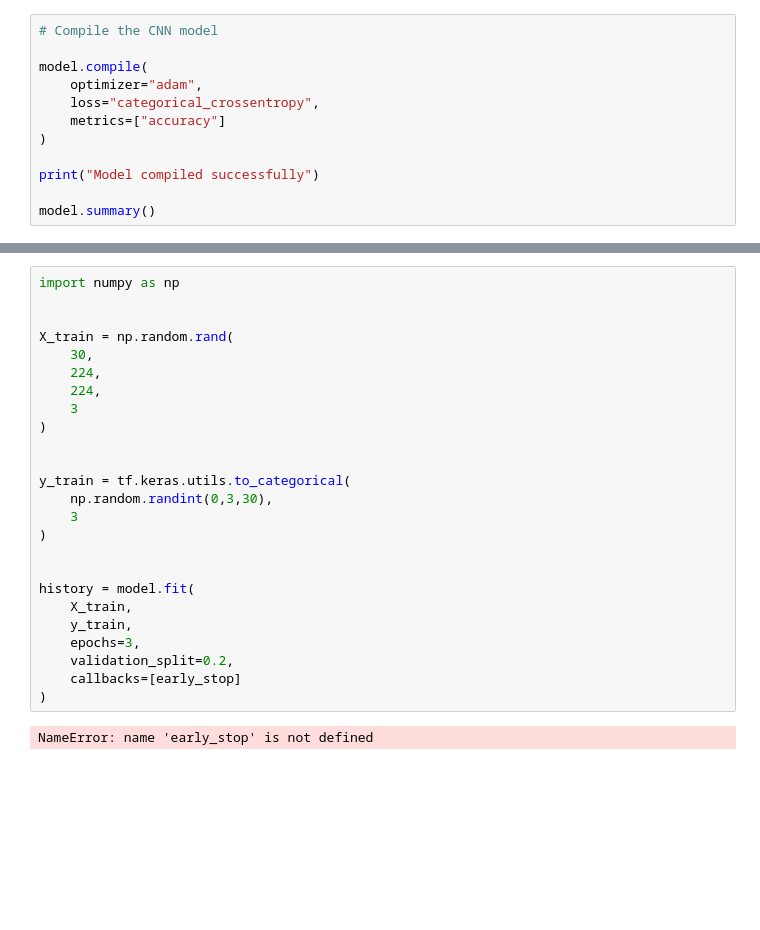
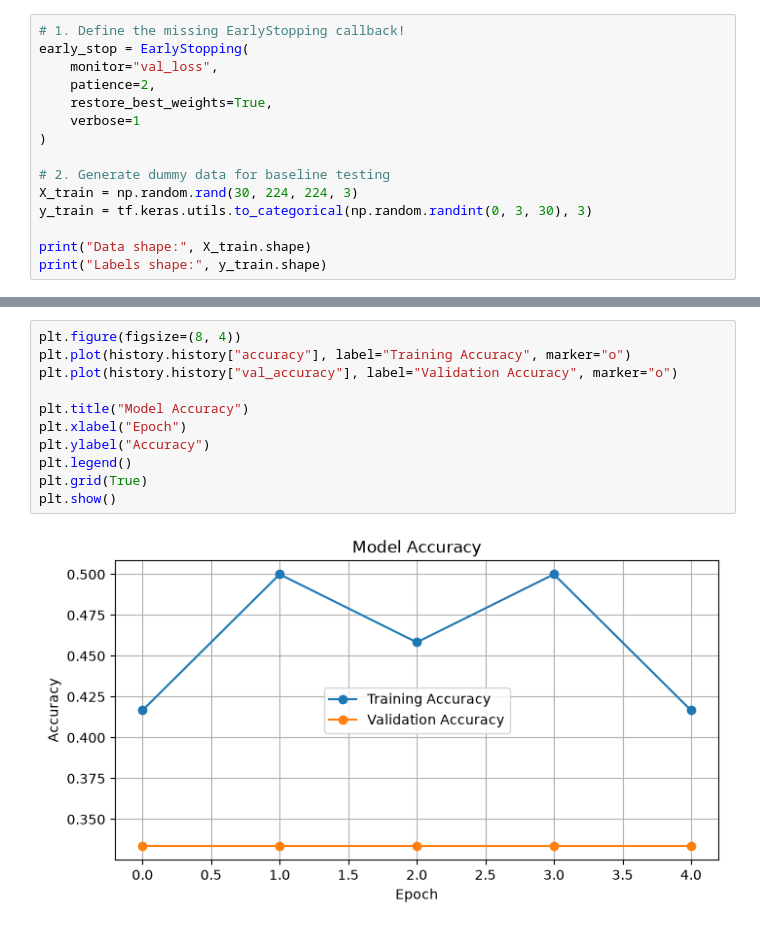
Before and after one commit to anam0505/Infotact-Crop-Disease-Detection, a Jupyter notebook: notebooks/baseline_cnn.ipynb, the cells around one changed output, grey strips where cells are left out. Drawn from its saved outputs; the diff is of its cells as text; blank space fills up the shorter version.

Commit message:
docs: update baseline CNN notebook

```diff
--- a/notebooks/baseline_cnn.ipynb
+++ b/notebooks/baseline_cnn.ipynb
@@ -89,13 +82,16 @@ CNN classification head completed
 # %%
-# Compile the CNN model
-
-model.compile(
-    optimizer="adam",
-    loss="categorical_crossentropy",
-    metrics=["accuracy"]
+# 1. Define the missing EarlyStopping callback!
+early_stop = EarlyStopping(
+    monitor="val_loss",
+    patience=2,
+    restore_best_weights=True,
+    verbose=1
 )
 
-print("Model compiled successfully")
+# 2. Generate dummy data for baseline testing
+X_train = np.random.rand(30, 224, 224, 3)
+y_train = tf.keras.utils.to_categorical(np.random.randint(0, 3, 30), 3)
 
-model.summary()
+print("Data shape:", X_train.shape)
+print("Labels shape:", y_train.shape)
 # %% [output]
@@ -162,28 +124,14 @@ Classes: {}
 # %%
-import numpy as np
+plt.figure(figsize=(8, 4))
+plt.plot(history.history["accuracy"], label="Training Accuracy", marker="o")
+plt.plot(history.history["val_accuracy"], label="Validation Accuracy", marker="o")
 
-
-X_train = np.random.rand(
-    30,
-    224,
-    224,
-    3
-)
-
-
-y_train = tf.keras.utils.to_categorical(
-    np.random.randint(0,3,30),
-    3
-)
-
-
-history = model.fit(
-    X_train,
-    y_train,
-    epochs=3,
-    validation_split=0.2,
-    callbacks=[early_stop]
-)
+plt.title("Model Accuracy")
+plt.xlabel("Epoch")
+plt.ylabel("Accuracy")
+plt.legend()
+plt.grid(True)
+plt.show()
 # %% [output]
-NameError: name 'early_stop' is not defined
+[figure, added]
 # %%
```
Also changed, not shown: parts of 12 cells of this notebook.
